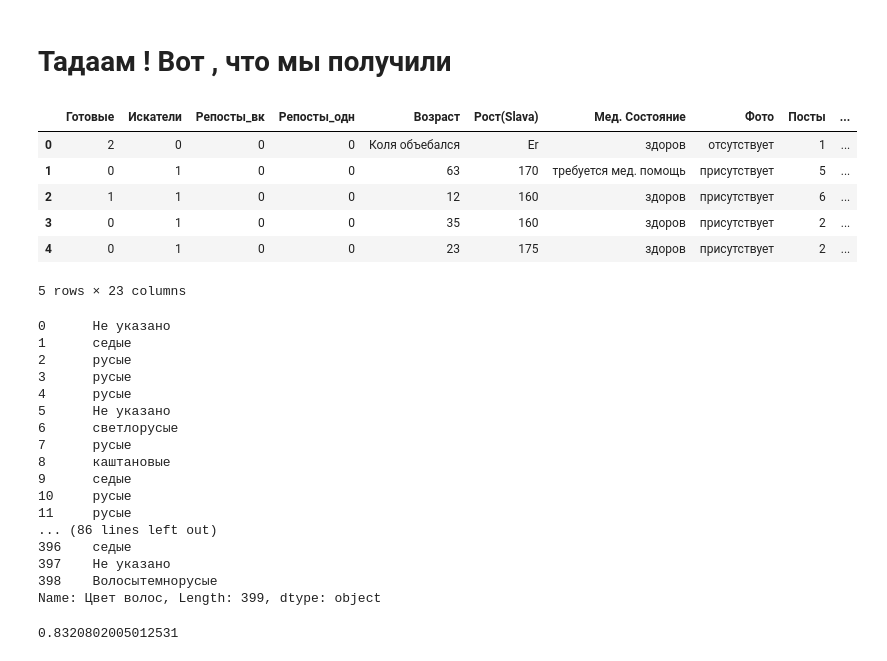
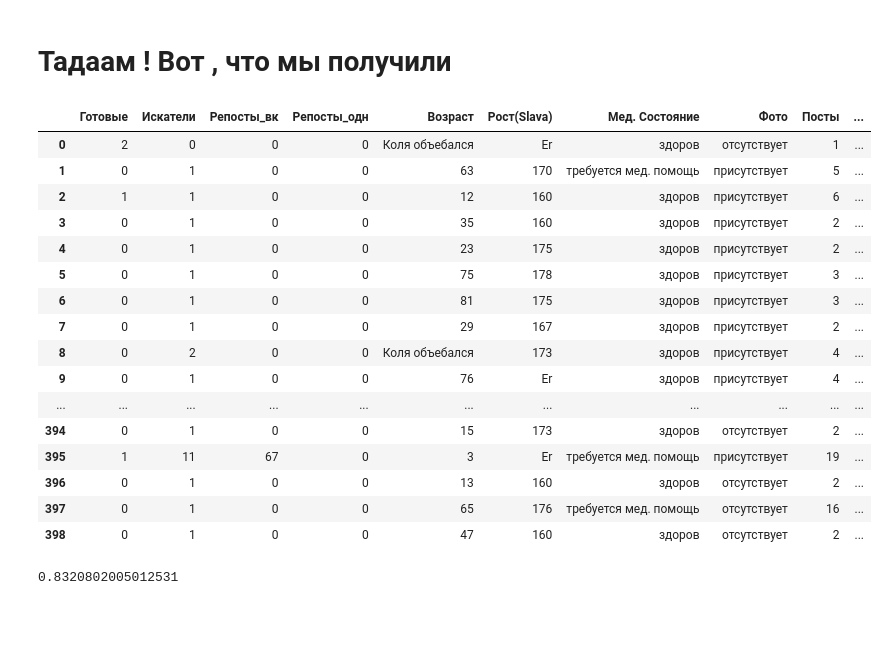
Before and after one commit to babkengithub/Liza-Alert, a Jupyter notebook: Dostoyanie_nashego_obchestva.ipynb, the cells around one changed output. Saved outputs shown, nothing was run; the diff lists cells and outputs as text; code cells hidden in the pictures; blank space fills up the shorter version.

Commit message:
match_tracks10
Nick's update[7]

```diff
--- a/Dostoyanie_nashego_obchestva.ipynb
+++ b/Dostoyanie_nashego_obchestva.ipynb
@@ -489,7 +475,6 @@ for i in my_list:
     containers8 = page_soup.findAll("div", {"class":"notice"})
     containers88 = str(containers8)
     containers1 = re.split('<span style="font-weight: bold">', containers11)
-    #containers1
     if len(page_soup.findAll("div", {"class":"content"})) > 1:
         containers228 = page_soup.findAll("div", {"class":"content"})[1]
     else:
@@ -540,6 +525,12 @@ for i in my_list:
     else:
         list_search_time.append("Ошибка")
     list_of_coor.append(find_cor(comp))
+    list_x_tracks1.append(0)
+    list_url1.append(0)
+    list_km1.append(0)
+    list_teams1.append(0)
+    list_date11.append(0)
+    list_date22.append(0)
 # %% [output]
 19.11.1951
 19.11.1951
@@ -585,3 +552,13 @@ list_of_coor
+# %%
+for i in range(len(list_of_coor)):
+    for j in range(len(list_x_tracks)):
+        if str(list_x_tracks[j]) in (list_of_coor[i]):
+            list_x_tracks1[i] = str(list_x_tracks[j])
+            list_url1[i] = str(list_url[j])
+            list_km1[i] = str(list_km[j])
+            list_date11[i] = str(list_date1[j])
+            list_date22[i] = str(list_date2[j])
+            list_teams1[i] = str(list_teams[j])
 # %% [markdown]
 Парсим посты, копаем вглубь!
 # %%
@@ -747,45 +724,42 @@ list_of_lists.append(list_primeti)
 list_of_lists.append(list_search_time)
 list_of_lists.append(list_lost_time)
 list_of_lists.append(list_find_time)
-list_of_lists.append(list_of_coor)
+list_of_lists.append(list_x_tracks1)
+list_of_lists.append(list_url1)
+list_of_lists.append(list_km1)
+list_of_lists.append(list_teams1)
+list_of_lists.append(list_date11)
+list_of_lists.append(list_date22)
 # Бабкен вставил снова, только Коле в пердачело
 # %%
-df1 = pd.DataFrame(columns = ['Готовые', 'Искатели', 'Репосты_вк', 'Репосты_одн', 'Возраст', 'Рост(Slava)', 'Мед. Состояние', 'Фото', 'Посты', 'Гендер(Slava)', 'Состояние(Slava)', 'Цвет волос', 'Телосложение', 'Цвет глаз', 'Url','Место', 'Одежда(яркая)', 'Одежда(подробность)', 'Приметы(кол-во)', 'Время поиска', "Время пропажи", "Время нахождения", "Координаты пропажи"])
+df1 = pd.DataFrame(columns = ['Готовые', 'Искатели', 'Репосты_вк', 'Репосты_одн', 'Возраст', 'Рост(Slava)', 'Мед. Состояние', 'Фото', 'Посты', 'Гендер(Slava)', 'Состояние(Slava)', 'Цвет волос', 'Телосложение', 'Цвет глаз', 'Url','Место', 'Одежда(яркая)', 'Одежда(подробность)', 'Приметы(кол-во)', 'Время поиска', "Время пропажи", "Время нахождения", "Координаты пропажи", 'url_tracks', 'km', 'teams','date1', 'date2'])
 # %%
 for i, j in zip(list_of_lists, list(df1.columns)):
     df1[j] = pd.Series(i)
 # %% [markdown]
 # Тадаам ! Вот , что мы получили
 # %%
-df1.head()
+df1
 # %% [output]
 |  | Готовые | Искатели | Репосты_вк | Репосты_одн | Возраст | Рост(Slava) | Мед. Состояние | Фото | Посты | ... |
 | 0 | 2 | 0 | 0 | 0 | Коля объебался | Er | здоров | отсутствует | 1 | ... |
 | 1 | 0 | 1 | 0 | 0 | 63 | 170 | требуется мед. помощь | присутствует | 5 | ... |
 | 2 | 1 | 1 | 0 | 0 | 12 | 160 | здоров | присутствует | 6 | ... |
 | 3 | 0 | 1 | 0 | 0 | 35 | 160 | здоров | присутствует | 2 | ... |
 | 4 | 0 | 1 | 0 | 0 | 23 | 175 | здоров | присутствует | 2 | ... |
+| 5 | 0 | 1 | 0 | 0 | 75 | 178 | здоров | присутствует | 3 | ... |
+| 6 | 0 | 1 | 0 | 0 | 81 | 175 | здоров | присутствует | 3 | ... |
+| 7 | 0 | 1 | 0 | 0 | 29 | 167 | здоров | присутствует | 2 | ... |
+| 8 | 0 | 2 | 0 | 0 | Коля объебался | 173 | здоров | присутствует | 4 | ... |
+| 9 | 0 | 1 | 0 | 0 | 76 | Er | здоров | присутствует | 4 | ... |
+| ... | ... | ... | ... | ... | ... | ... | ... | ... | ... | ... |
+| 394 | 0 | 1 | 0 | 0 | 15 | 173 | здоров | отсутствует | 2 | ... |
+| 395 | 1 | 11 | 67 | 0 | 3 | Er | требуется мед. помощь | присутствует | 19 | ... |
+| 396 | 0 | 1 | 0 | 0 | 13 | 160 | здоров | отсутствует | 2 | ... |
+| 397 | 0 | 1 | 0 | 0 | 65 | 176 | требуется мед. помощь | отсутствует | 16 | ... |
+| 398 | 0 | 1 | 0 | 0 | 47 | 160 | здоров | отсутствует | 2 | ... |
-5 rows × 23 columns
 # %%
-df1["Цвет волос"]
+#df1["Цвет волос"]
-# %% [output]
-0      Не указано
-1      седые
-2      русые
-3      русые
-4      русые
-5      Не указано
-6      светлорусые
-7      русые
-8      каштановые
-9      седые
-10     русые
-11     русые
-... (86 lines left out)
-396    седые
-397    Не указано
-398    Волосытемнорусые
-Name: Цвет волос, Length: 399, dtype: object
 # %%
 len(df1["Время поиска"][df1["Время поиска"] == "Ошибка"])/ len(df1["Время поиска"])
 # %% [output]
```
Also changed, not shown: parts of 15 cells of this notebook, 1 other file.
